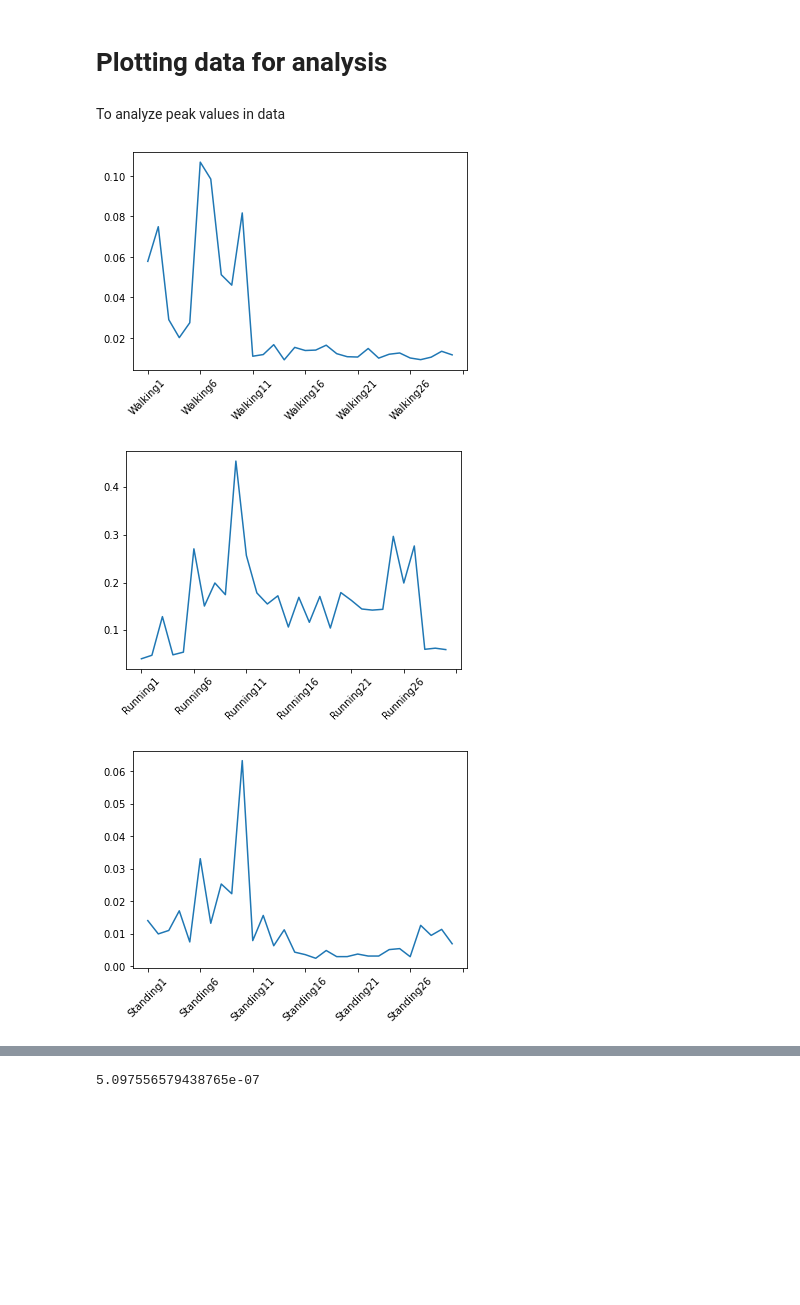
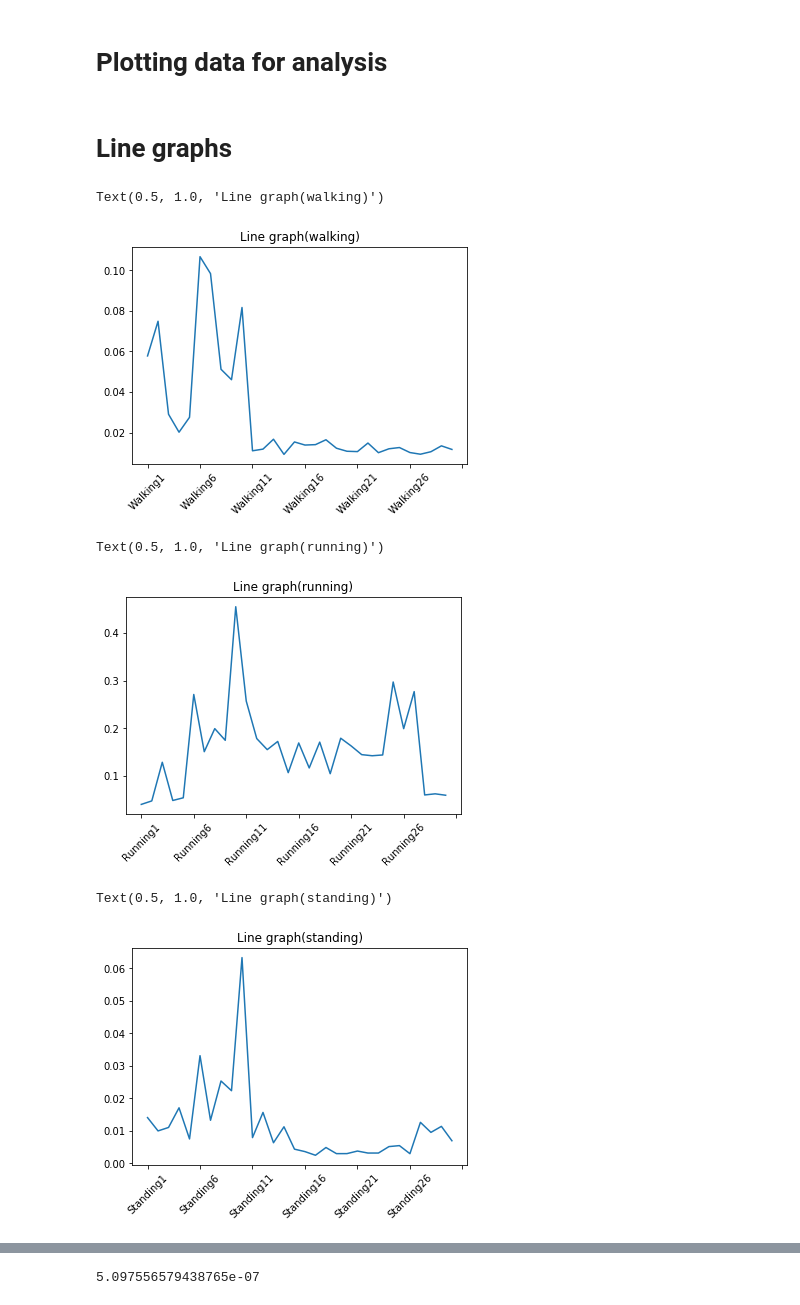
Before and after one commit to shrimalaya/Data-Science-Body-Activity-Monitoring, a Jupyter notebook: 02-Statistics.ipynb, the cells around one changed output, grey strips where cells are left out. Drawn from its saved outputs; the diff is of its cells as text; code cells hidden in the pictures; blank space fills up the shorter version.

```diff
--- a/02-Statistics.ipynb
+++ b/02-Statistics.ipynb
@@ -927,23 +927,29 @@ data=data.append(Meanrun)
 #data
 # %% [markdown]
 # Plotting data for analysis
-# %% [markdown]
-To analyze peak values in data
+# %% [markdown]
+# Line graphs
 # %%
 Meanwalk['mean1Acc-turns'].plot()
 ax = plt.gca()
 ax.tick_params(axis='x', labelrotation = 45)
+plt.title('Line graph(walking)')
 # %% [output]
+Text(0.5, 1.0, 'Line graph(walking)')
-[figure, old version]
+[figure, new version]
 # %%
 Meanrun['mean1Acc-turns'].plot()
 ax = plt.gca()
 ax.tick_params(axis='x', labelrotation = 45)
+plt.title('Line graph(running)')
 # %% [output]
+Text(0.5, 1.0, 'Line graph(running)')
-[figure, old version]
+[figure, new version]
 # %%
 Meanstanding['mean1Acc-turns'].plot()
 ax = plt.gca()
 ax.tick_params(axis='x', labelrotation = 45)
+plt.title('Line graph(standing)')
 # %% [output]
+Text(0.5, 1.0, 'Line graph(standing)')
-[figure, old version]
+[figure, new version]
```
Also changed, not shown: parts of 10 cells of this notebook.
